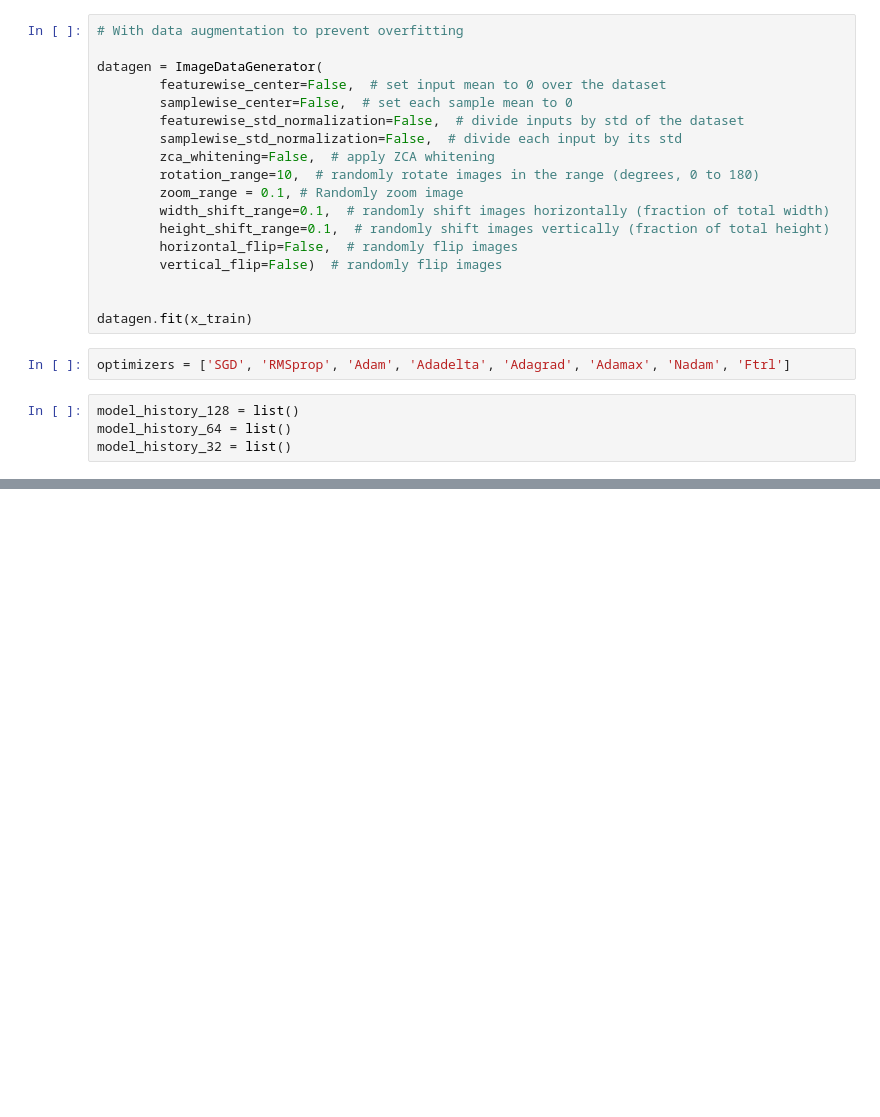
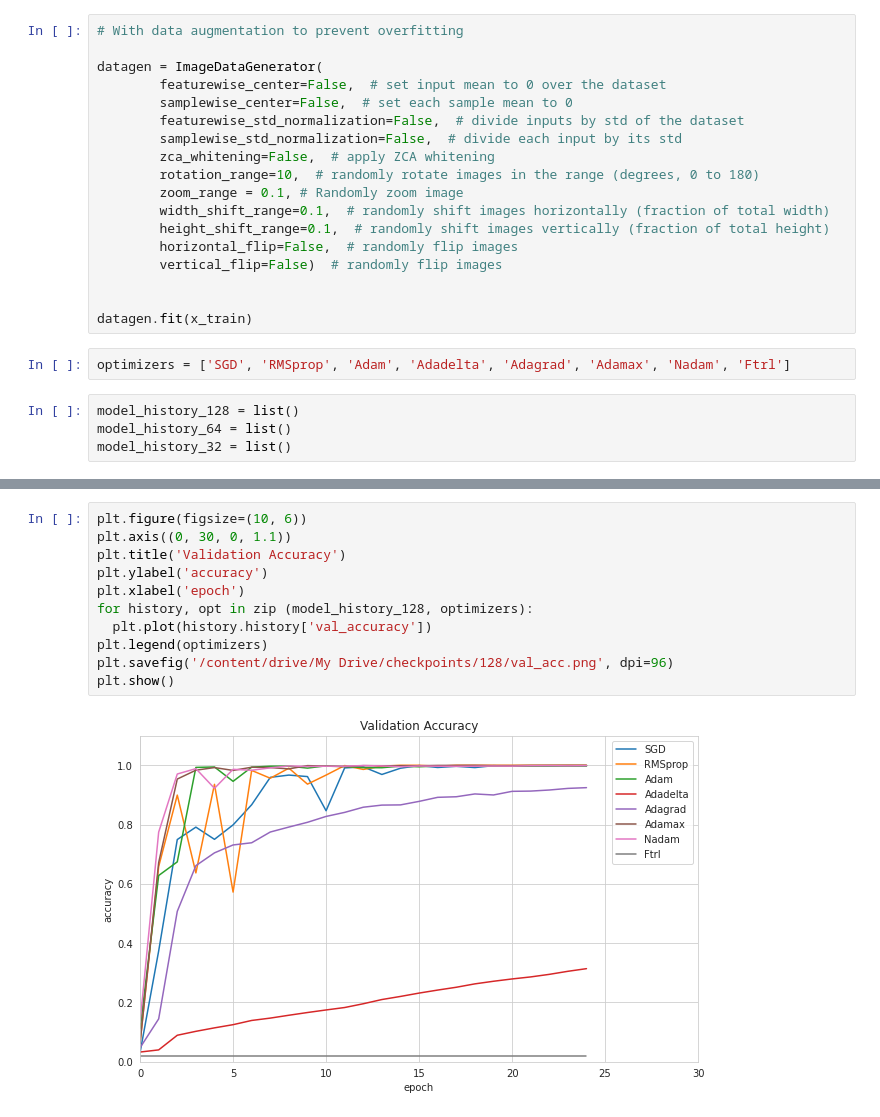
Before and after one commit to apreshagarwal/ASL_Deep_Learning, a Jupyter notebook: Interpreting_the_Sign_Language_using_Deep_Learning.ipynb, the cells around one changed output, grey strips where cells are left out. Drawn from its saved outputs; the diff is of its cells as text; blank space fills up the shorter version.

```diff
--- a/Interpreting_the_Sign_Language_using_Deep_Learning.ipynb
+++ b/Interpreting_the_Sign_Language_using_Deep_Learning.ipynb
@@ -197,0 +234,13 @@ plt.show()
+# %%
+plt.figure(figsize=(10, 6))
+plt.axis((0, 30, 0, 1.1))
+plt.title('Validation Accuracy')
+plt.ylabel('accuracy')
+plt.xlabel('epoch')
+for history, opt in zip (model_history_128, optimizers):
+  plt.plot(history.history['val_accuracy'])
+plt.legend(optimizers)
+plt.savefig('/content/drive/My Drive/checkpoints/128/val_acc.png', dpi=96)
+plt.show()
+# %% [output]
+[figure, added]
```
Also changed, not shown: parts of 24 cells of this notebook.
